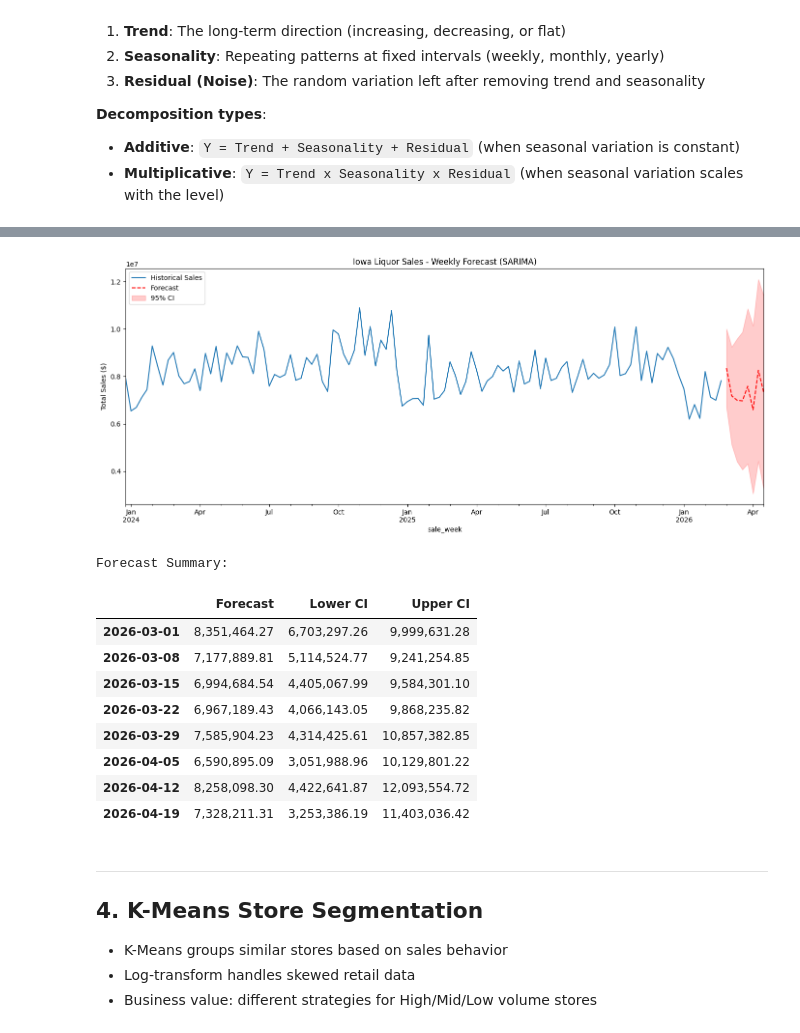
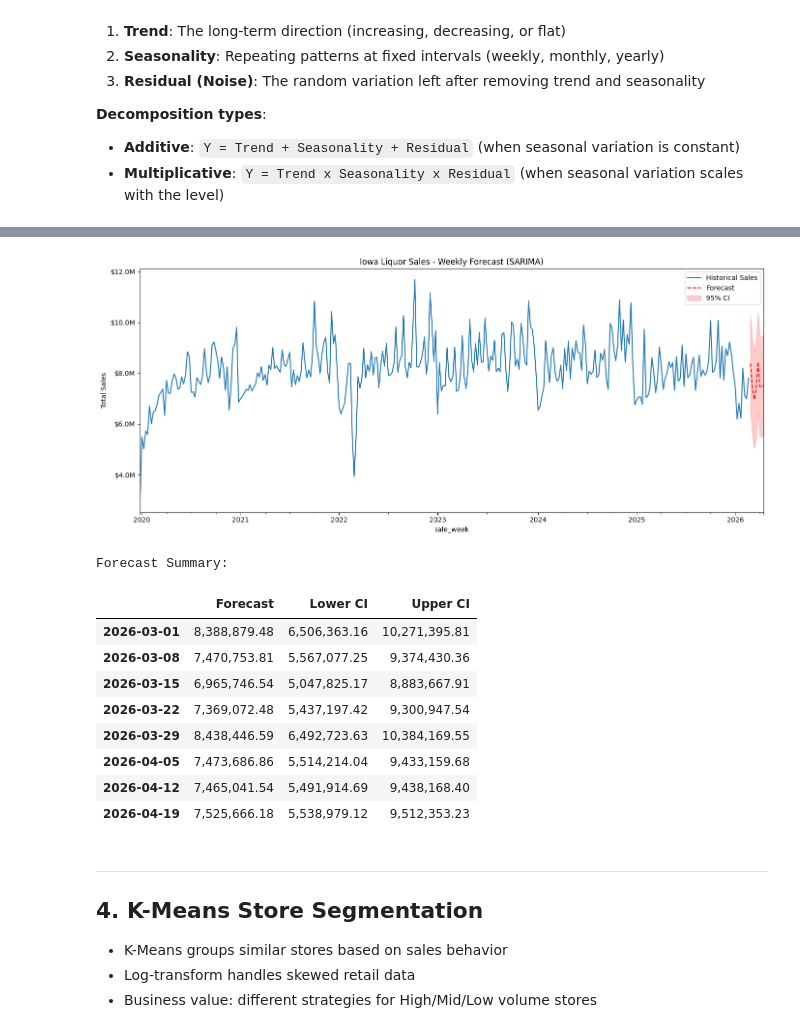
Before and after one commit to gfavero/Iowa-ML-Sales-Forecast, a Jupyter notebook: notebooks/ML_Sales_Forecasting.ipynb, the cells around one changed output, grey strips where cells are left out. Drawn from its saved outputs; the diff is of its cells as text; code cells hidden in the pictures.

Commit message:
Update SARIMA section

```diff
--- a/notebooks/ML_Sales_Forecasting.ipynb
+++ b/notebooks/ML_Sales_Forecasting.ipynb
@@ -21,8 +21,19 @@ Machine learning models for sales forecasting and store segmentation using the I
 import pandas as pd
 import numpy as np
 import os
+import warnings
+import matplotlib.pyplot as plt
+import matplotlib.ticker as mticker
 from google.cloud import bigquery
 from google.oauth2 import service_account
+from statsmodels.tsa.seasonal import seasonal_decompose
+from statsmodels.tsa.statespace.sarimax import SARIMAX
+from sklearn.cluster import KMeans
+from sklearn.preprocessing import StandardScaler
+from sklearn.metrics import mean_squared_error, mean_absolute_error
+from prophet import Prophet
+
+warnings.filterwarnings('ignore')
 
 pd.options.display.float_format = '{:,.2f}'.format
 pd.options.styler.format.formatter = '{:,}'.format
@@ -36,6 +47,19 @@ def run_sql(file):
 
 def run_query(sql):
     return client.query(sql).to_dataframe()
+
+# Currency formatter: $1K, $5M, $1.2B
+def currency_fmt(x, pos):
+    if abs(x) >= 1e9:
+        return f'${x/1e9:.1f}B'
+    elif abs(x) >= 1e6:
+        return f'${x/1e6:.1f}M'
+    elif abs(x) >= 1e3:
+        return f'${x/1e3:.0f}K'
+    else:
+        return f'${x:.0f}'
+
+currency_formatter = mticker.FuncFormatter(currency_fmt)
 # %% [markdown]
 ---
 ## 2. Time Series Fundamentals: The 3 Components
@@ -133,11 +204,9 @@ warnings.filterwarnings('ignore')
 weekly_sales_df = run_query("""
     SELECT
         DATE_TRUNC(date, WEEK) AS sale_week,
-        ROUND(SUM(sale_dollars), 2) AS total_sales,
-        SUM(bottles_sold) AS total_bottles,
-        COUNT(*) AS num_transactions
+        ROUND(SUM(sale_dollars), 2) AS total_sales
     FROM `bigquery-public-data.iowa_liquor_sales.sales`
-    WHERE date >= '2024-01-01'
+    WHERE date >= '2020-01-01'
     GROUP BY sale_week
     ORDER BY sale_week
 """)
@@ -179,45 +285,46 @@ Covariance Type:                               opg
 # %%
 # Forecast next 8 weeks
 forecast_steps = 8
 forecast = results.get_forecast(steps=forecast_steps)
 forecast_mean = forecast.predicted_mean
 forecast_ci = forecast.conf_int()
 
 # Plot
 fig, ax = plt.subplots(figsize=(14, 6))
 ts.plot(ax=ax, label='Historical Sales')
 forecast_mean.plot(ax=ax, label='Forecast', color='red', linestyle='--')
 ax.fill_between(
     forecast_ci.index,
     forecast_ci.iloc[:, 0],
     forecast_ci.iloc[:, 1],
     alpha=0.2, color='red', label='95% CI'
 )
 ax.set_title('Iowa Liquor Sales - Weekly Forecast (SARIMA)')
-ax.set_ylabel('Total Sales ($)')
+ax.set_ylabel('Total Sales')
+ax.yaxis.set_major_formatter(currency_formatter)
 ax.legend()
 plt.tight_layout()
 plt.show()
 
 print('\nForecast Summary:')
 forecast_summary = pd.DataFrame({
     'Forecast': forecast_mean.round(2),
     'Lower CI': forecast_ci.iloc[:, 0].round(2),
     'Upper CI': forecast_ci.iloc[:, 1].round(2)
 })
 forecast_summary
 # %% [output]
-[figure, old version]
+[figure, new version]
 Forecast Summary:
 |  | Forecast | Lower CI | Upper CI |
-| 2026-03-01 | 8,351,464.27 | 6,703,297.26 | 9,999,631.28 |
-| 2026-03-08 | 7,177,889.81 | 5,114,524.77 | 9,241,254.85 |
-| 2026-03-15 | 6,994,684.54 | 4,405,067.99 | 9,584,301.10 |
-| 2026-03-22 | 6,967,189.43 | 4,066,143.05 | 9,868,235.82 |
-| 2026-03-29 | 7,585,904.23 | 4,314,425.61 | 10,857,382.85 |
-| 2026-04-05 | 6,590,895.09 | 3,051,988.96 | 10,129,801.22 |
-| 2026-04-12 | 8,258,098.30 | 4,422,641.87 | 12,093,554.72 |
-| 2026-04-19 | 7,328,211.31 | 3,253,386.19 | 11,403,036.42 |
+| 2026-03-01 | 8,388,879.48 | 6,506,363.16 | 10,271,395.81 |
+| 2026-03-08 | 7,470,753.81 | 5,567,077.25 | 9,374,430.36 |
+| 2026-03-15 | 6,965,746.54 | 5,047,825.17 | 8,883,667.91 |
+| 2026-03-22 | 7,369,072.48 | 5,437,197.42 | 9,300,947.54 |
+| 2026-03-29 | 8,438,446.59 | 6,492,723.63 | 10,384,169.55 |
+| 2026-04-05 | 7,473,686.86 | 5,514,214.04 | 9,433,159.68 |
+| 2026-04-12 | 7,465,041.54 | 5,491,914.69 | 9,438,168.40 |
+| 2026-04-19 | 7,525,666.18 | 5,538,979.12 | 9,512,353.23 |
 # %% [markdown]
 ---
 ## 4. K-Means Store Segmentation
```
Also changed, not shown: parts of 19 cells of this notebook, 1 other file.
